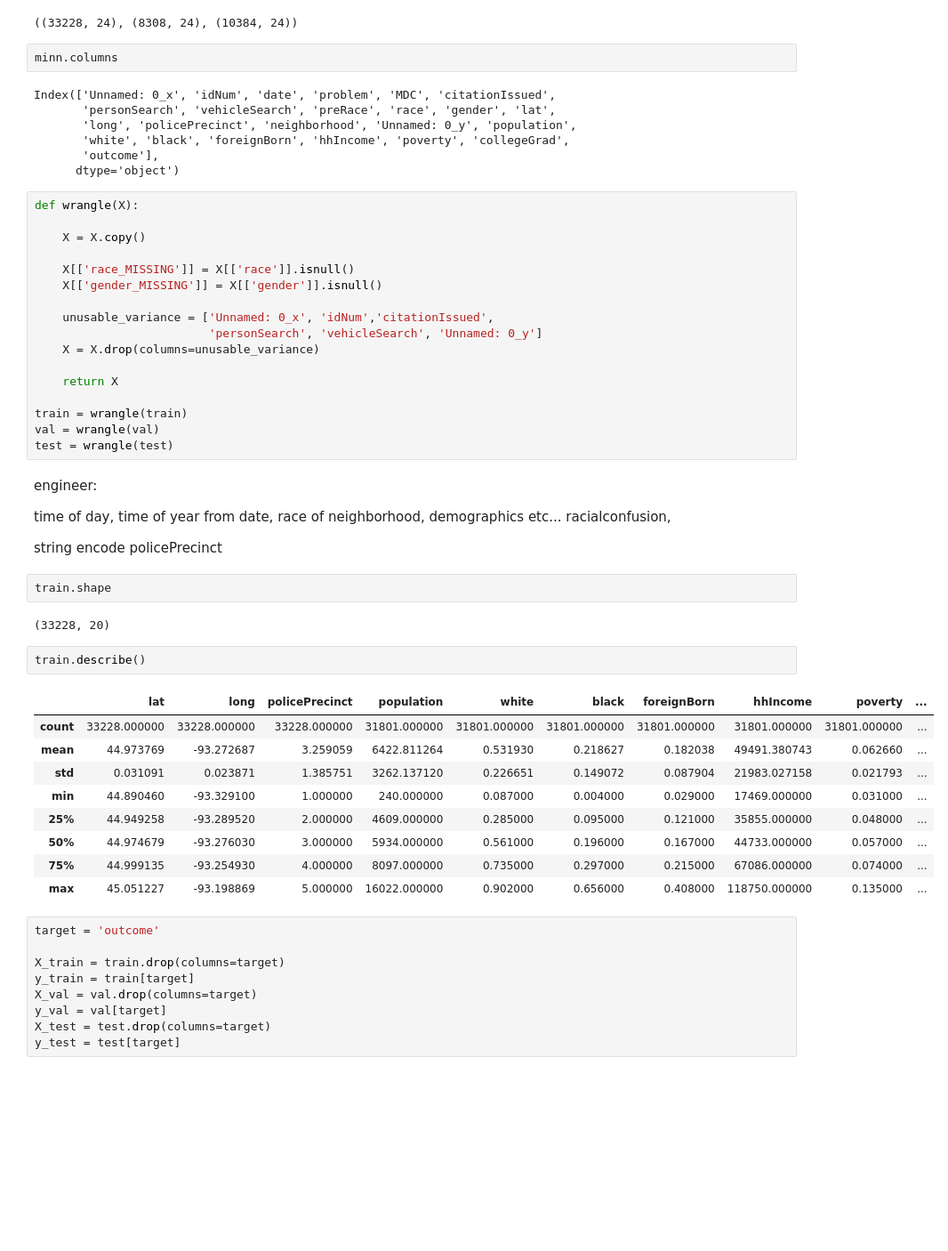
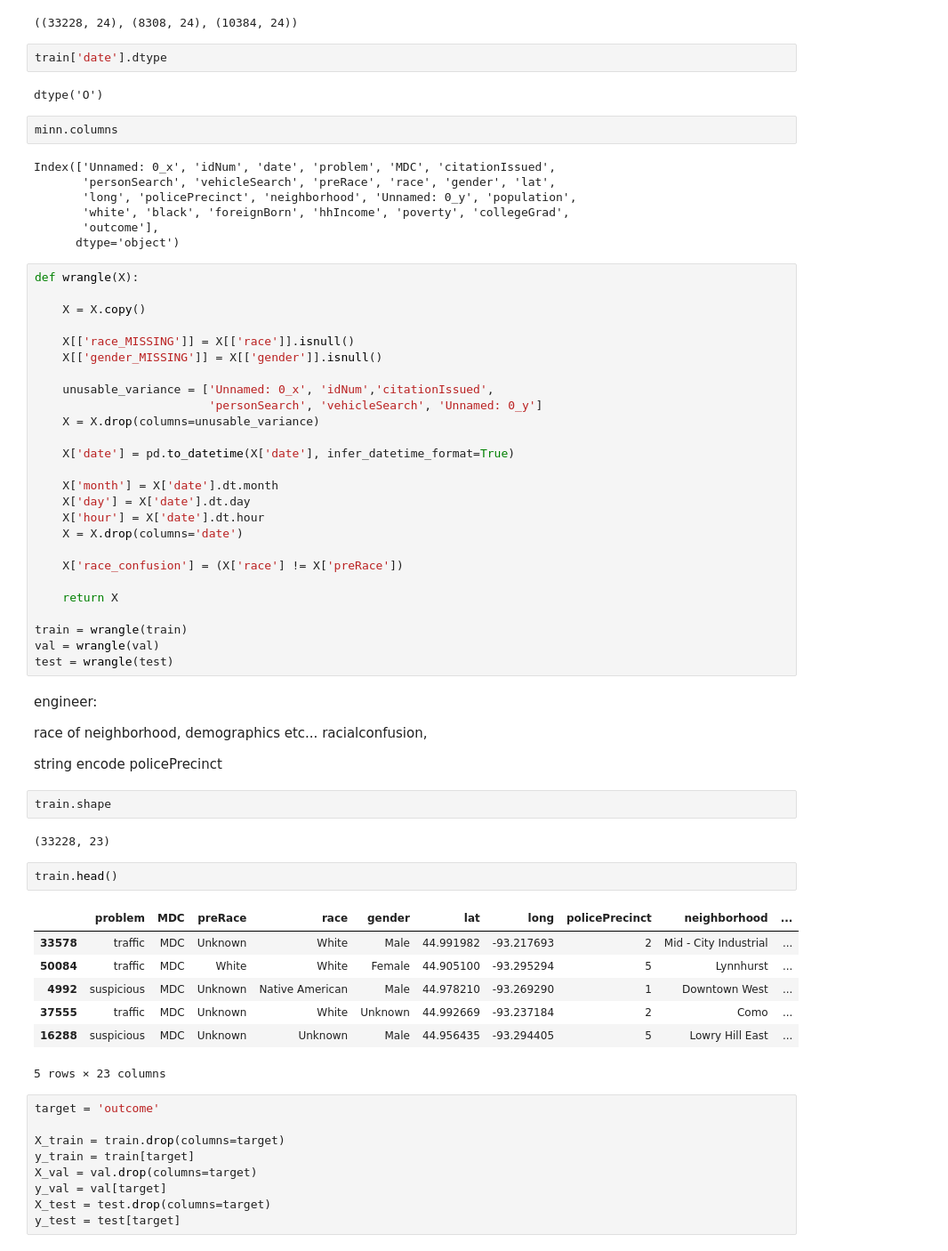
Before and after one commit to dustinhodges/DS-Unit-2-Applied-Modeling, a Jupyter notebook: 23_Hodges.ipynb, the cells around one changed output. Shown: that part at 89% size. Drawn from its saved outputs; the diff is of its cells as text; blank space fills up the shorter version.

```diff
--- a/23_Hodges.ipynb
+++ b/23_Hodges.ipynb
@@ -252,6 +247,10 @@ train, val = train_test_split(train, train_size=0.80, test_size=0.20,
 train.shape, val.shape, test.shape
 # %% [output]
 ((33228, 24), (8308, 24), (10384, 24))
+# %%
+train['date'].dtype
+# %% [output]
+dtype('O')
 # %%
 minn.columns
 # %% [output]
@@ -273,6 +272,15 @@ def wrangle(X):
                          'personSearch', 'vehicleSearch', 'Unnamed: 0_y']
     X = X.drop(columns=unusable_variance)
 
+    X['date'] = pd.to_datetime(X['date'], infer_datetime_format=True)
+
+    X['month'] = X['date'].dt.month
+    X['day'] = X['date'].dt.day
+    X['hour'] = X['date'].dt.hour
+    X = X.drop(columns='date')
+
+    X['race_confusion'] = (X['race'] != X['preRace'])
+
     return X
 
 train = wrangle(train)
@@ -282,26 +290,24 @@ test = wrangle(test)
 
 engineer:
 
-time of day, time of year from date, race of neighborhood, demographics etc...
+race of neighborhood, demographics etc...
 racialconfusion,
 
 string encode policePrecinct
 # %%
 train.shape
 # %% [output]
-(33228, 20)
+(33228, 23)
 # %%
-train.describe()
+train.head()
 # %% [output]
-|  | lat | long | policePrecinct | population | white | black | foreignBorn | hhIncome | poverty | ... |
-| count | 33228.000000 | 33228.000000 | 33228.000000 | 31801.000000 | 31801.000000 | 31801.000000 | 31801.000000 | 31801.000000 | 31801.000000 | ... |
-| mean | 44.973769 | -93.272687 | 3.259059 | 6422.811264 | 0.531930 | 0.218627 | 0.182038 | 49491.380743 | 0.062660 | ... |
-| std | 0.031091 | 0.023871 | 1.385751 | 3262.137120 | 0.226651 | 0.149072 | 0.087904 | 21983.027158 | 0.021793 | ... |
-| min | 44.890460 | -93.329100 | 1.000000 | 240.000000 | 0.087000 | 0.004000 | 0.029000 | 17469.000000 | 0.031000 | ... |
-| 25% | 44.949258 | -93.289520 | 2.000000 | 4609.000000 | 0.285000 | 0.095000 | 0.121000 | 35855.000000 | 0.048000 | ... |
-| 50% | 44.974679 | -93.276030 | 3.000000 | 5934.000000 | 0.561000 | 0.196000 | 0.167000 | 44733.000000 | 0.057000 | ... |
-| 75% | 44.999135 | -93.254930 | 4.000000 | 8097.000000 | 0.735000 | 0.297000 | 0.215000 | 67086.000000 | 0.074000 | ... |
-| max | 45.051227 | -93.198869 | 5.000000 | 16022.000000 | 0.902000 | 0.656000 | 0.408000 | 118750.000000 | 0.135000 | ... |
+|  | problem | MDC | preRace | race | gender | lat | long | policePrecinct | neighborhood | ... |
+| 33578 | traffic | MDC | Unknown | White | Male | 44.991982 | -93.217693 | 2 | Mid - City Industrial | ... |
+| 50084 | traffic | MDC | White | White | Female | 44.905100 | -93.295294 | 5 | Lynnhurst | ... |
+| 4992 | suspicious | MDC | Unknown | Native American | Male | 44.978210 | -93.269290 | 1 | Downtown West | ... |
+| 37555 | traffic | MDC | Unknown | White | Unknown | 44.992669 | -93.237184 | 2 | Como | ... |
+| 16288 | suspicious | MDC | Unknown | Unknown | Male | 44.956435 | -93.294405 | 5 | Lowry Hill East | ... |
+5 rows × 23 columns
 # %%
 target = 'outcome'
 
```
Also changed, not shown: parts of 22 cells of this notebook.
